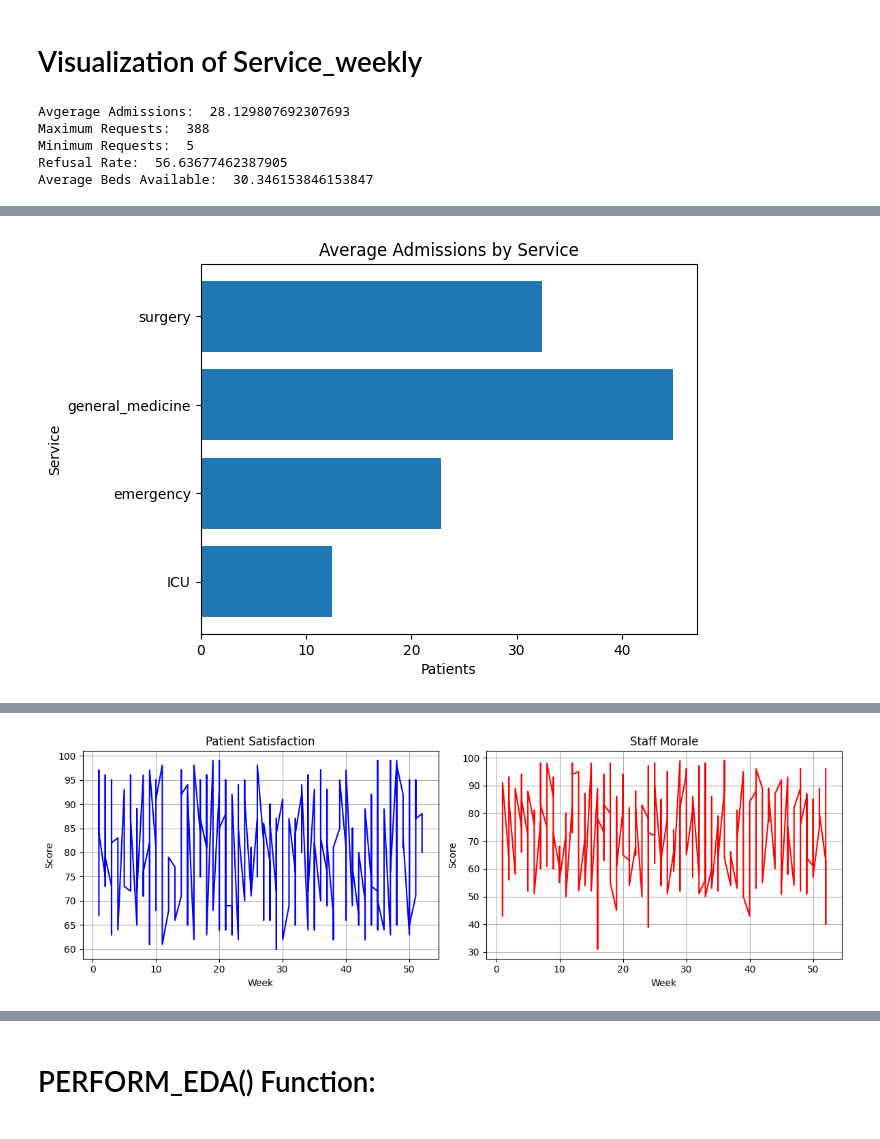
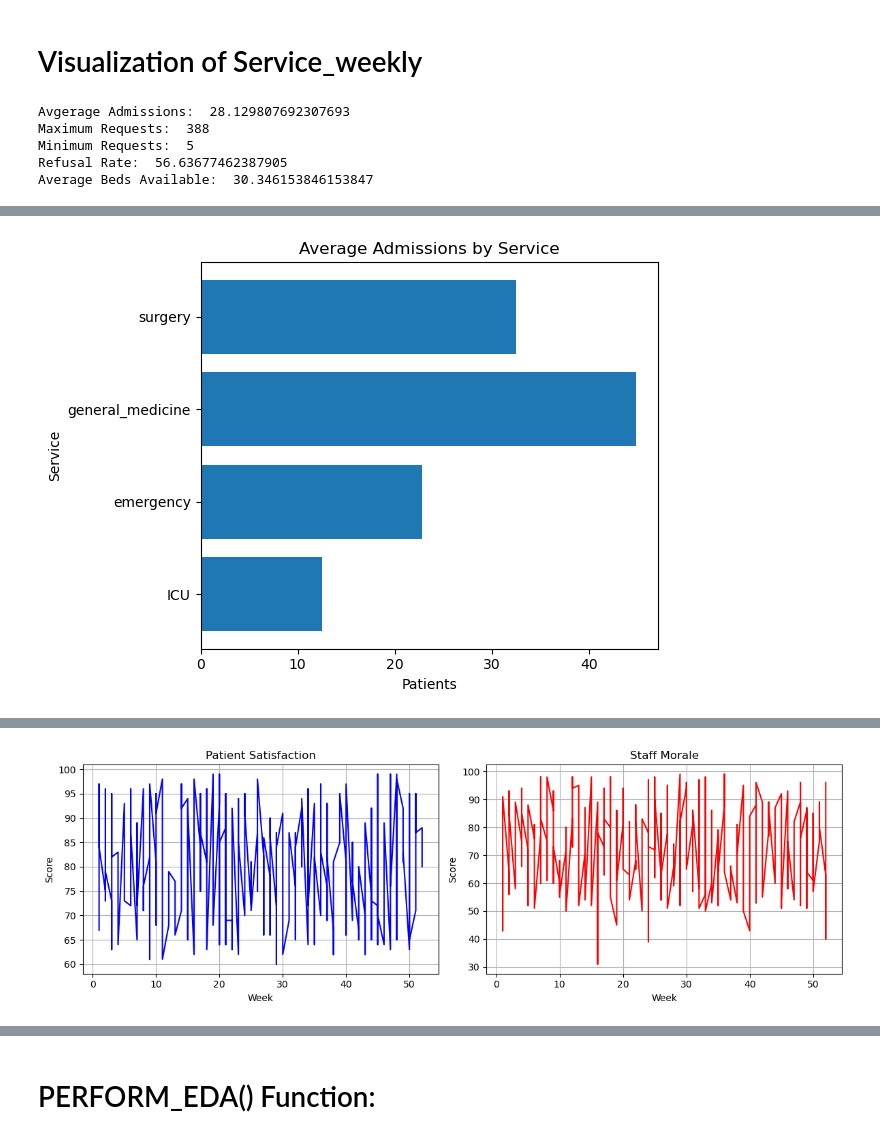
Before and after one commit to Esha-Mirza/Hospital-Bed-Management-Staff-and-Patient-Analysis, a Jupyter notebook: Notebook/Hospitalbook.ipynb, the cells around one changed output, grey strips where cells are left out. Cells and saved outputs as stored; diff of their text form; code cells hidden in the pictures.

```diff
--- a/Notebook/Hospitalbook.ipynb
+++ b/Notebook/Hospitalbook.ipynb
@@ -742,6 +742,7 @@ class ServiceAnalytics():
                 plt.title('Average Admissions by Service')
                 plt.xlabel('Patients')
                 plt.ylabel('Service')
+                plt.tight_layout()
                 plt.savefig(f'{FIGURES}/service_hori_barchart.png')
                 plt.show()
 #--------------------------------------------------------------------------------------------------------------------------------------------------------------
@@ -801,36 +802,36 @@ class ServiceAnalytics():
                 plt.show()
 #--------------------------------------------------------------------------------------------------------------------------------------------------------------------
         def compute_service_statistics(self, service_data):
 
                 admissions = np.array(service_data['patients_admitted'])
                 requests = np.array(service_data['patients_request'])
                 refusals = np.array(service_data['patients_refused'])
                 beds= np.array(service_data['available_beds'])
 
                 print("Avgerage Admissions: ",admissions.mean())
                 print("Maximum Requests: ",requests.max())
                 print("Minimum Requests: ",requests.min())
                 print("Refusal Rate: ", (np.sum(refusals) / np.sum(requests) * 100))
                 print("Average Beds Available: ",beds.mean())
 
 #---------------------------------------------------------------------------------------------------------------------------------------------------------------------
 analyzer_service=ServiceAnalytics()
 service_stats=analyzer_service.compute_service_statistics(service_weekly_df)
 linegraph=analyzer_service.plot_patient_flow(service_weekly_df)
 hori_barchart=analyzer_service.plot_service_comparison(service_weekly_df)
 ver_barchart=analyzer_service.plot_bed_utilization(service_weekly_df)
 trend=analyzer_service.plot_satisfaction_trend(service_weekly_df)
 hori_bar2=analyzer_service.plot_refusal_rate(service_weekly_df)
 # %% [output]
 Avgerage Admissions:  28.129807692307693
 Maximum Requests:  388
 Minimum Requests:  5
 Refusal Rate:  56.63677462387905
 Average Beds Available:  30.346153846153847
 [figure]
-[figure, old version]
+[figure, new version]
 [figure]
-[figure, old version]
+[figure, new version]
 [figure]
 # %% [markdown]
 # PERFORM_EDA() Function:
```
Also changed, not shown: parts of 2 cells of this notebook, 10 other files.
